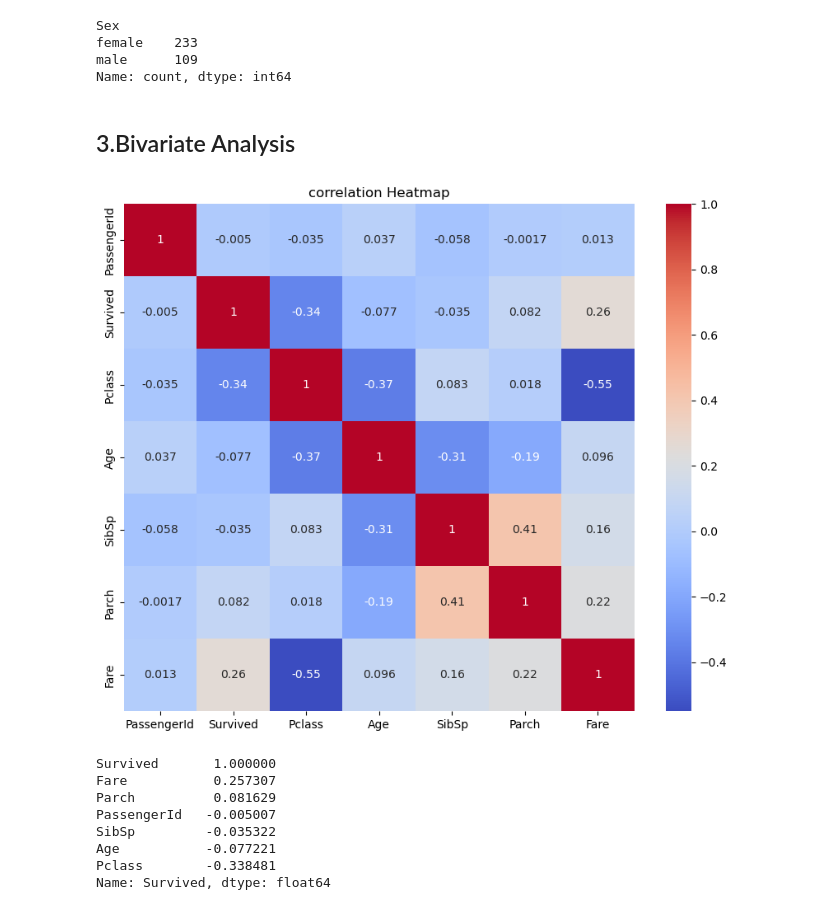
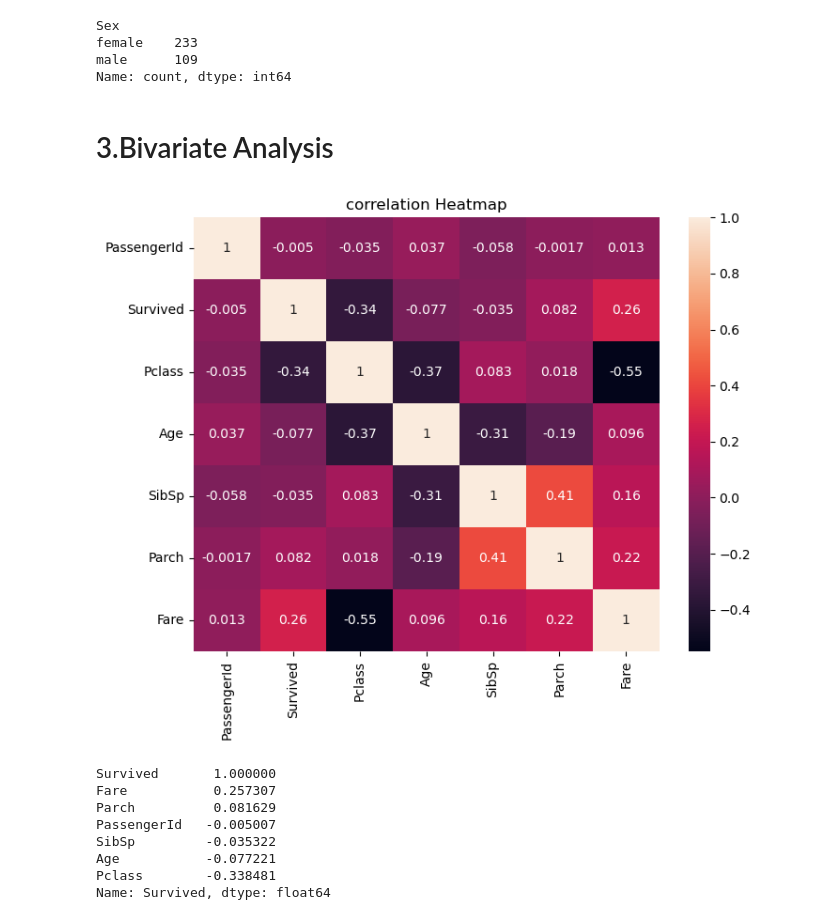
Before and after one commit to manisharavindh/titanic-survival-analysis, a Jupyter notebook: notebooks/main.ipynb, the cells around one changed output. Cells and saved outputs as stored; diff of their text form; code cells hidden in the pictures.

```diff
--- a/main.ipynb
+++ b/notebooks/main.ipynb
@@ -2,4 +4,4 @@
 import numpy as np
 import pandas as pd
 # %%
-df = pd.read_csv("data/train.csv")
+df = pd.read_csv("../data/raw/train.csv")
@@ -127,15 +127,15 @@ female    233
 male      109
 Name: count, dtype: int64
 # %% [markdown]
-## 3.Bivariate Analysis
+# 3.Bivariate Analysis
 # %%
 correlation_matrix = df.corr(numeric_only=True)
-plt.figure(figsize=(10,8))
-sns.heatmap(correlation_matrix, annot=True, cmap='coolwarm')
+plt.figure(figsize=(8,6))
+sns.heatmap(correlation_matrix, annot=True)
 plt.title('correlation Heatmap')
 plt.show()
 # %% [output]
-[figure, old version]
+[figure, new version]
 # %%
 df.corr(numeric_only=True)['Survived'].sort_values(ascending=False)
 # %% [output]
```
Also changed, not shown: parts of 4 cells of this notebook, 19 other files.
